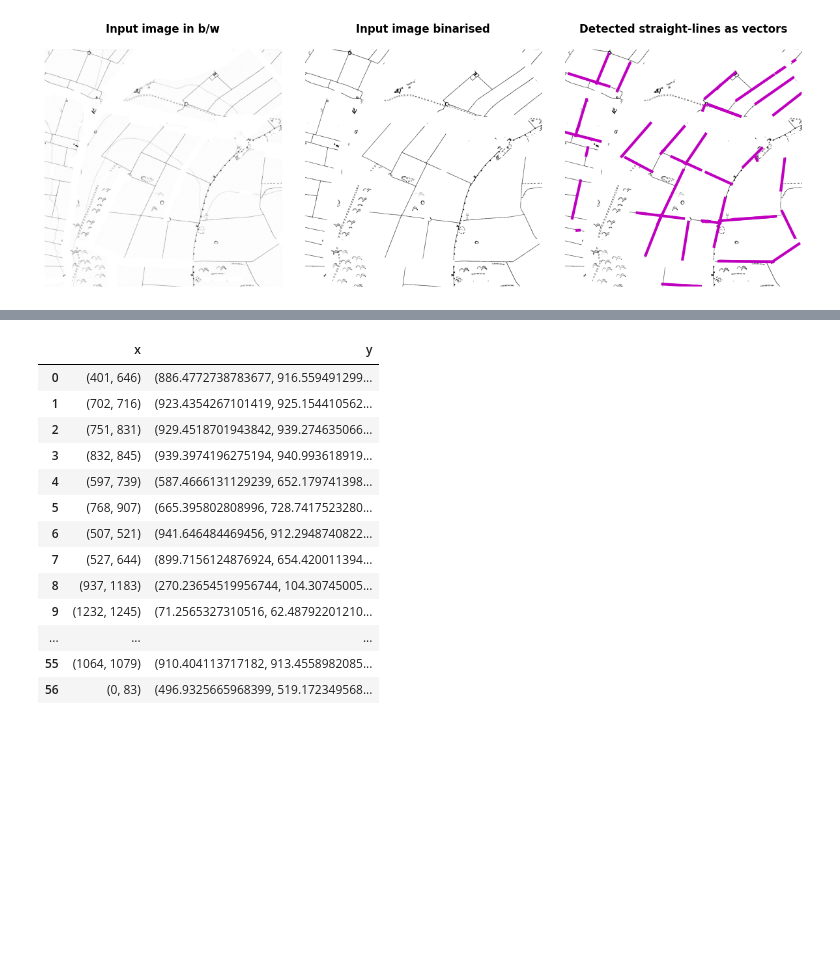
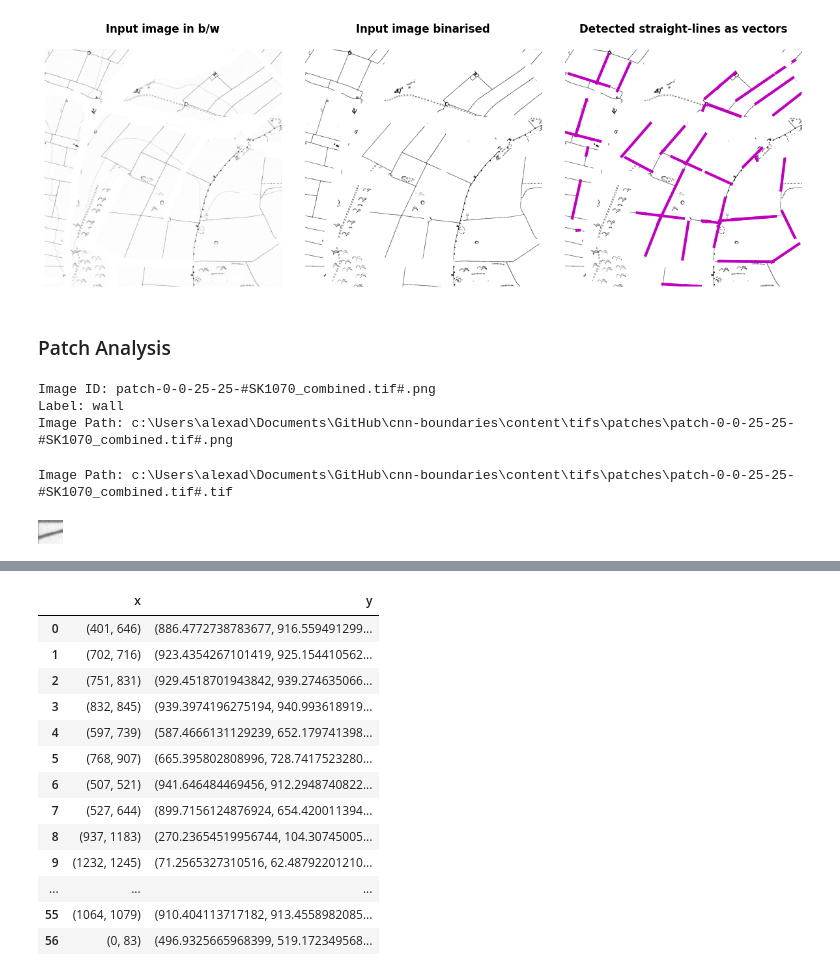
Before and after one commit to pdnpa/cnn-boundaries, a Jupyter notebook: notebooks/Wall inference from historic maps example.ipynb, the cells around one changed output, grey strips where cells are left out. Cells and saved outputs as stored; diff of their text form; code cells hidden in the pictures; blank space fills up the shorter version.

Commit message:
Hough Transform Patch Test

```diff
--- a/notebooks/Wall inference from historic maps example.ipynb
+++ b/notebooks/Wall inference from historic maps example.ipynb
@@ -61,3 +63,37 @@ for line in list_inferred_lines:
 plt.tight_layout()
 # %% [output]
 [figure]
+# %% [markdown]
+### Patch Analysis
+# %%
+import pandas as pd
+
+df = pd.read_csv(r"../content/annotations_1950/walls_#DavidA#-caa624db443ea99d131b03bcff56f254.csv")
+# Assuming df is your DataFrame
+first_row = df.iloc[0]
+
+# Print image_id and label
+print("Image ID:", first_row['image_id'])
+print("Label:", first_row['label'])
+
+# Print the full image_path
+print("Image Path:", first_row['image_path'])
+# %% [output]
+Image ID: patch-0-0-25-25-#SK1070_combined.tif#.png
+Label: wall
+Image Path: c:\Users\alexad\Documents\GitHub\cnn-boundaries\content\tifs\patches\patch-0-0-25-25-#SK1070_combined.tif#.png
+# %%
+# replace filepaths of .png with .tif
+df['image_path'] = df['image_path'].apply(lambda x: x.replace('.png', '.tif'))
+first_row = df.iloc[0]
+# Print the full image_path
+print("Image Path:", first_row['image_path'])
+# %% [output]
+Image Path: c:\Users\alexad\Documents\GitHub\cnn-boundaries\content\tifs\patches\patch-0-0-25-25-#SK1070_combined.tif#.tif
+# %%
+# lets test on a single patch
+im = PIL.Image.open(first_row['image_path'])
+im = im.convert("L")
+im  # visualise in jupyter notebook:
+# %% [output]
+[figure, added]
```
Also changed, not shown: parts of 3 cells of this notebook, 1 other file.
